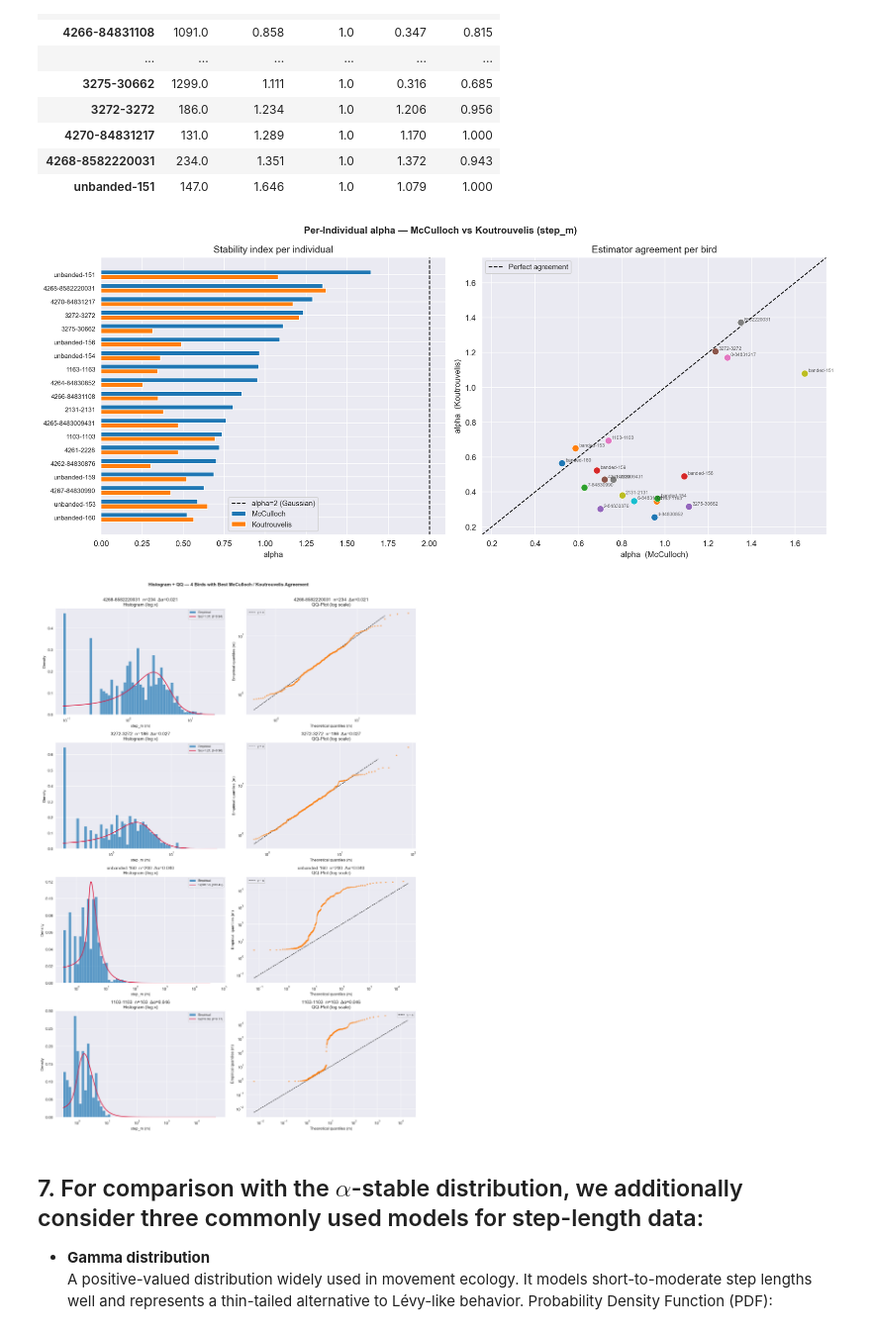
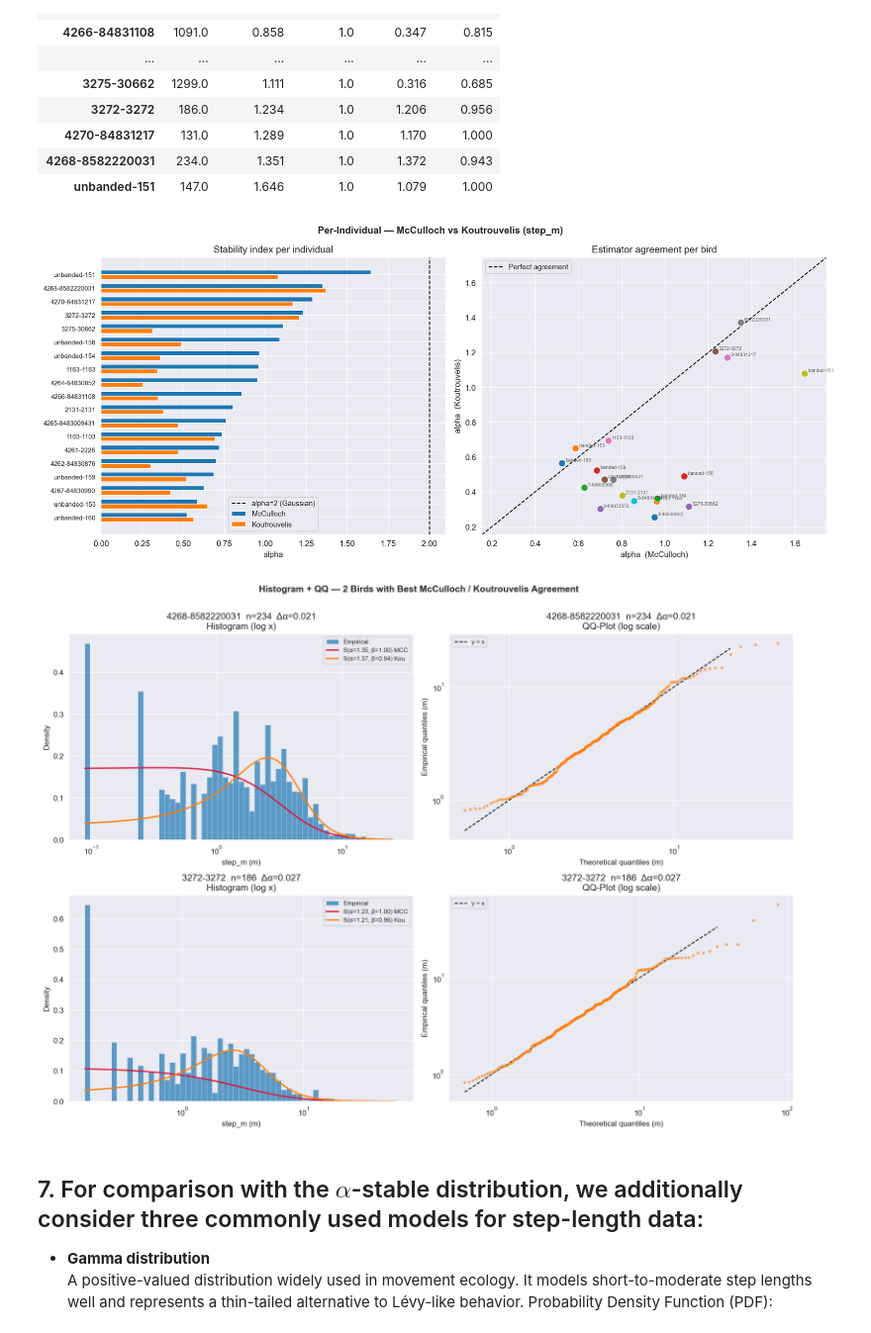
Before and after one commit to JulianSKYOO/PWR_Stochastic_Process, a Jupyter notebook: 02_Levy_Flight_Fitting_Mateusz.ipynb, the cells around one changed output. Shown at 99% size. Cells and saved outputs as stored; diff of their text form; code cells hidden in the pictures.

Commit message:
Added figures for data fitting

```diff
--- a/02_Levy_Flight_Fitting_Mateusz.ipynb
+++ b/02_Levy_Flight_Fitting_Mateusz.ipynb
@@ -384,7 +460,7 @@ alp_kou     = per_bird_df["alpha_kou"].values
 bird_colors = [PALETTE[i % 10] for i in range(len(birds))]
 
 fig, axes = plt.subplots(1, 2, figsize=(14, 6))
-fig.suptitle("Per-Individual alpha — McCulloch vs Koutrouvelis (step_m)", fontweight="bold")
+fig.suptitle("Per-Individual — McCulloch vs Koutrouvelis (step_m)", fontweight="bold")
 
 # Grouped horizontal bar chart
 ax = axes[0]
@@ -418,28 +494,29 @@ ax.legend(fontsize=9)
 plt.tight_layout()
 plt.show()
 # %% [output]
-[figure, old version]
+[figure, new version]
 # %%
 # 4 birds with smallest |alpha_mcc - alpha_kou|
-top4 = (
+top2 = (
     (per_bird_df["alpha_mcc"] - per_bird_df["alpha_kou"])
     .abs()
     .sort_values()
-    .head(4)
+    .head(2)
     .index.tolist()
 )
 
-fig, axes = plt.subplots(4, 2, figsize=(14, 20))
+fig, axes = plt.subplots(2, 2, figsize=(14, 10))
 fig.suptitle(
-    "Histogram + QQ — 4 Birds with Best McCulloch / Koutrouvelis Agreement",
+    "Histogram + QQ — 2 Birds with Best McCulloch / Koutrouvelis Agreement",
     fontweight="bold", y=1.005,
 )
 
-for row, bird in enumerate(top4):
+for row, bird in enumerate(top2):
     s_b = steps[steps["individual_id"] == bird]["step_m"].values
 
-    # refit McCulloch to get full (alpha, beta, sigma, mu)
-    alpha_b, beta_b, sigma_b, mu_b = koutrouvelis_estimator(s_b)
+     # refit McCulloch to get full (alpha, beta, sigma, mu)
+    alpha_b_kou, beta_b_kou, sigma_b_kou, mu_b_kou = koutrouvelis_estimator(s_b)
+    alpha_b_mcc, beta_b_mcc, sigma_b_mcc, mu_b_mcc = mcculloch_estimator(s_b)
 
     delta = abs(per_bird_df.loc[bird, "alpha_mcc"] - per_bird_df.loc[bird, "alpha_kou"])
     label = f"{str(bird)[-18:]}  n={len(s_b)}  Δα={delta:.3f}"
@@ -448,38 +525,43 @@ for row, bird in enumerate(top4):
     ax = axes[row, 0]
     bins = np.logspace(np.log10(s_b.min()), np.log10(s_b.max()), 60)
     ax.hist(s_b, bins=bins, density=True,
             color=PALETTE[0], edgecolor="white", linewidth=0.3, alpha=0.7, label="Empirical")
     x_grid = np.logspace(np.log10(s_b.min()), np.log10(np.percentile(s_b, 99.5)), 400)
-    pdf = levy_stable.pdf(x_grid, alpha_b, beta_b, loc=mu_b, scale=sigma_b)
-    ax.plot(x_grid, pdf, color="crimson", linewidth=1.8,
-            label=f"S(α={alpha_b:.2f}, β={beta_b:.2f})")
+
+    pdf_mcc = levy_stable.pdf(x_grid, alpha_b_mcc, beta_b_mcc, loc=mu_b_mcc, scale=sigma_b_mcc)
+    ax.plot(x_grid, pdf_mcc, color="crimson", linewidth=1.8,
+            label=f"S(α={alpha_b_mcc:.2f}, β={beta_b_mcc:.2f}) MCC")
+
+    pdf_kou = levy_stable.pdf(x_grid, alpha_b_kou, beta_b_kou, loc=mu_b_kou, scale=sigma_b_kou)
+    ax.plot(x_grid, pdf_kou, color=PALETTE[1], linewidth=1.8,
+            label=f"S(α={alpha_b_kou:.2f}, β={beta_b_kou:.2f}) Kou")
     ax.set_xscale("log")
     ax.set_xlabel("step_m (m)")
     ax.set_ylabel("Density")
     ax.set_title(f"{label}\nHistogram (log x)")
     ax.legend(fontsize=8)
 
     # --- QQ plot ---
     ax = axes[row, 1]
     probs  = np.linspace(0.05, 0.995, 300)
-    q_th   = levy_stable.ppf(probs, alpha_b, beta_b, loc=mu_b, scale=sigma_b)
+    q_th   = levy_stable.ppf(probs, alpha_b_kou, beta_b_kou, loc=mu_b_kou, scale=sigma_b_kou)
     q_emp  = np.quantile(s_b, probs)
     mask   = q_th > 0
     ax.scatter(q_th[mask], q_emp[mask], s=8, alpha=0.5, color=PALETTE[1], zorder=3)
     lo = min(q_th[mask].min(), q_emp[mask].min())
     hi = np.percentile(np.concatenate([q_th[mask], q_emp[mask]]), 99)
     ax.plot([lo, hi], [lo, hi], "k--", linewidth=1.2, label="y = x")
     ax.set_xscale("log")
     ax.set_yscale("log")
     ax.set_xlabel("Theoretical quantiles (m)")
     ax.set_ylabel("Empirical quantiles (m)")
     ax.set_title(f"{label}\nQQ-Plot (log scale)")
     ax.legend(fontsize=8)
 
 plt.tight_layout()
 plt.show()
 # %% [output]
-[figure, old version]
+[figure, new version]
 # %% [markdown]
 ## 7. For comparison with the $\alpha$-stable distribution, we additionally consider three commonly used models for step-length data:
 
```
Also changed, not shown: parts of 4 cells of this notebook, 2 other files.
